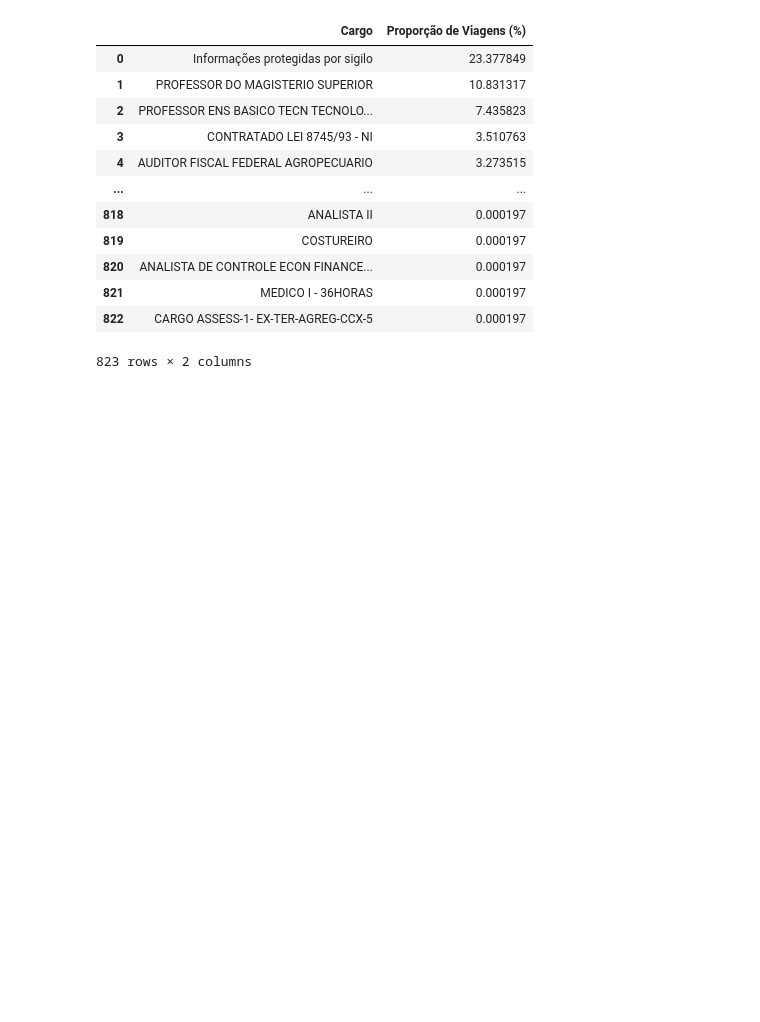
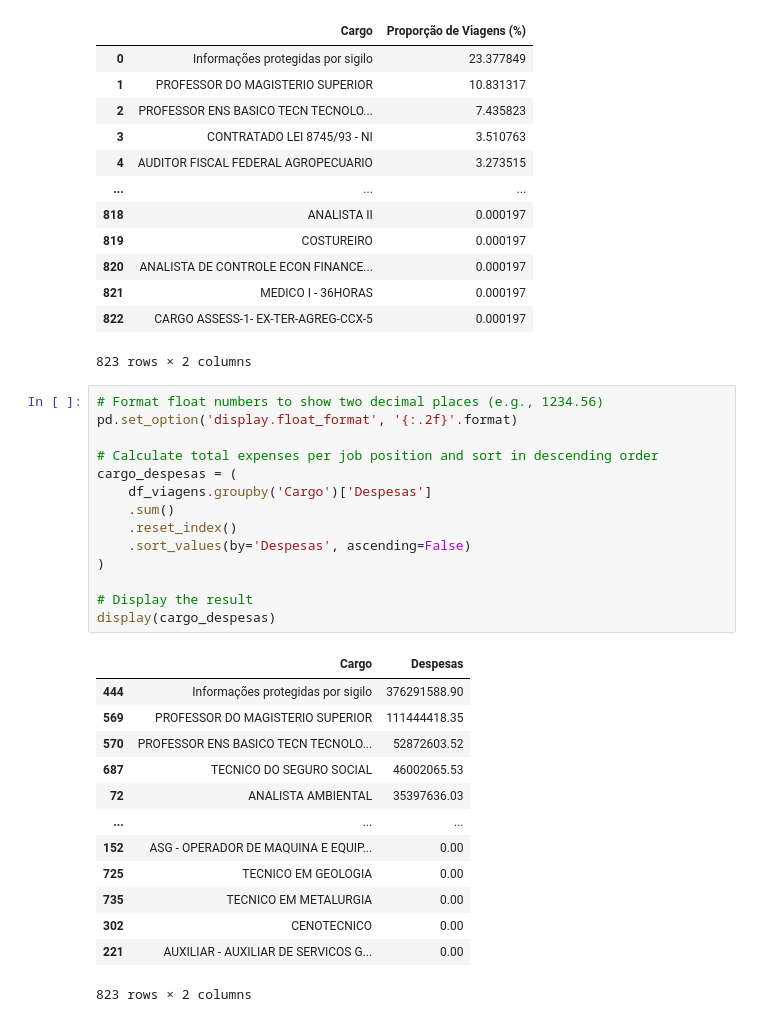
Before and after one commit to GuihJF/python_for_data_analysis, a Jupyter notebook: Data_Test_Python_for_Data.ipynb, the cells around one changed output. Cells and saved outputs as stored; diff of their text form; blank space fills up the shorter version.

Commit message:
- List total expenses by job Grouped the trip data by job title and added up the expenses for each one. - Sorted the results from highest to lowest and formatted the numbers to two decimal places.

```diff
--- a/Data_Test_Python_for_Data.ipynb
+++ b/Data_Test_Python_for_Data.ipynb
@@ -256,3 +256,31 @@ display(cargo_freq)
 | 821 | MEDICO I - 36HORAS | 0.000197 |
 | 822 | CARGO ASSESS-1- EX-TER-AGREG-CCX-5 | 0.000197 |
 823 rows × 2 columns
+# %%
+# Format float numbers to show two decimal places (e.g., 1234.56)
+pd.set_option('display.float_format', '{:.2f}'.format)
+
+# Calculate total expenses per job position and sort in descending order
+cargo_despesas = (
+    df_viagens.groupby('Cargo')['Despesas']
+    .sum()
+    .reset_index()
+    .sort_values(by='Despesas', ascending=False)
+)
+
+# Display the result
+display(cargo_despesas)
+# %% [output]
+|  | Cargo | Despesas |
+| 444 | Informações protegidas por sigilo | 376291588.90 |
+| 569 | PROFESSOR DO MAGISTERIO SUPERIOR | 111444418.35 |
+| 570 | PROFESSOR ENS BASICO TECN TECNOLO... | 52872603.52 |
+| 687 | TECNICO DO SEGURO SOCIAL | 46002065.53 |
+| 72 | ANALISTA AMBIENTAL | 35397636.03 |
+| ... | ... | ... |
+| 152 | ASG - OPERADOR DE MAQUINA E EQUIP... | 0.00 |
+| 725 | TECNICO EM GEOLOGIA | 0.00 |
+| 735 | TECNICO EM METALURGIA | 0.00 |
+| 302 | CENOTECNICO | 0.00 |
+| 221 | AUXILIAR - AUXILIAR DE SERVICOS G... | 0.00 |
+823 rows × 2 columns
```
